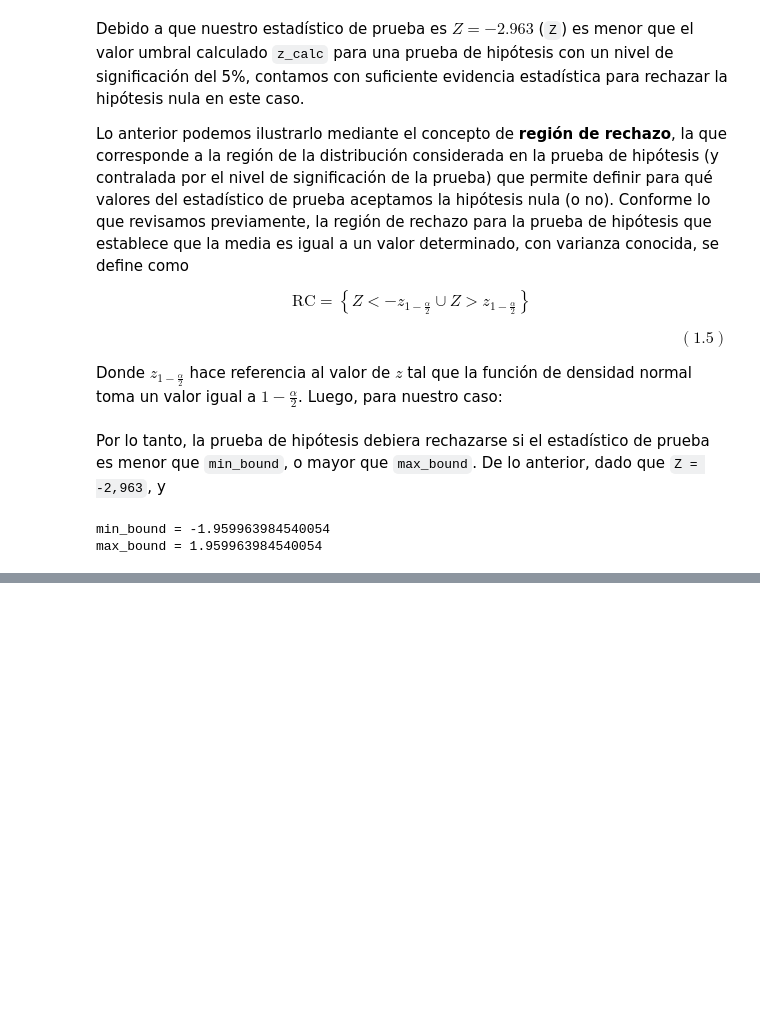
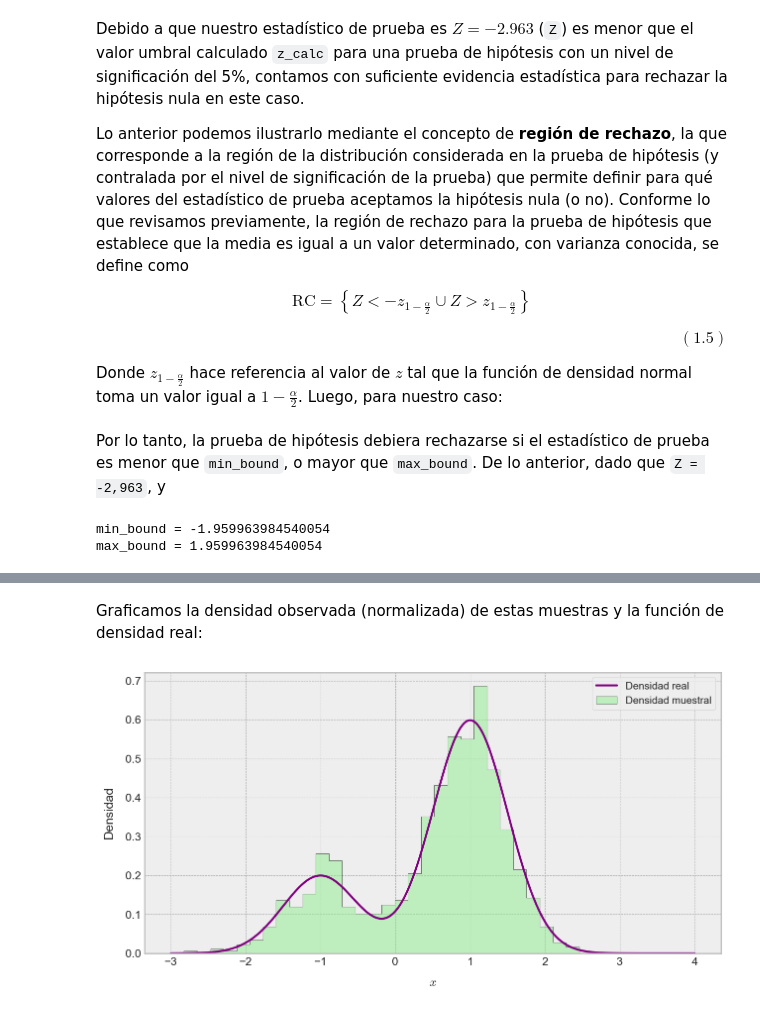
Before and after one commit to rquezadac/udd_data_analytics_lectures, a Jupyter notebook: seccion_04_scipy/clase_4_1.ipynb, the cells around one changed output, grey strips where cells are left out. Cells and saved outputs as stored; diff of their text form; code cells hidden in the pictures; blank space fills up the shorter version.

```diff
--- a/seccion_04_scipy/clase_4_1.ipynb
+++ b/seccion_04_scipy/clase_4_1.ipynb
@@ -484,0 +684,29 @@ ax.annotate(
+# %%
+# Generación de las muestras.
+n = 1000 # Tamaño total de la muestra.
+rng = np.random.default_rng(seed=42) # Semilla aleatoria fija.
+subsample_1 = rng.normal(loc=1, scale=0.5, size=int(0.75*n))
+subsample_2 = rng.normal(loc=-1, scale=0.5, size=int(0.25*n))
+sample = np.concatenate([subsample_1, subsample_2], axis=0)
+# %%
+# Construimos las variables aleatorias que generan la mixtura.
+X1 = stats.norm(loc=1, scale=0.5)
+X2 = stats.norm(loc=-1, scale=0.5)
+# %%
+# Generamos la función de densidad real que queremos estimar.
+x = np.linspace(start=-3, stop=4, num=1000)
+X_pdf = 0.75 * X1.pdf(x) + 0.25 * X2.pdf(x)
+# %% [markdown]
+Graficamos la densidad observada (normalizada) de estas muestras y la función de densidad real:
+# %%
+fig, ax = plt.subplots(figsize=(10, 5))
+ax.hist(
+    sample, density=True, histtype="stepfilled", color="lightgreen",
+    alpha=0.5, ec="black", bins=30, label="Densidad muestral"
+)
+ax.plot(x, X_pdf, color="purple", lw=2, label="Densidad real")
+ax.set_xlabel(r"$x$", fontsize=12, labelpad=10)
+ax.set_ylabel("Densidad", fontsize=12, labelpad=10)
+ax.legend(loc="best", fontsize=10, frameon=True);
+# %% [output]
+[figure, added]
```
Also changed, not shown: parts of 62 cells of this notebook, 2 other files.
